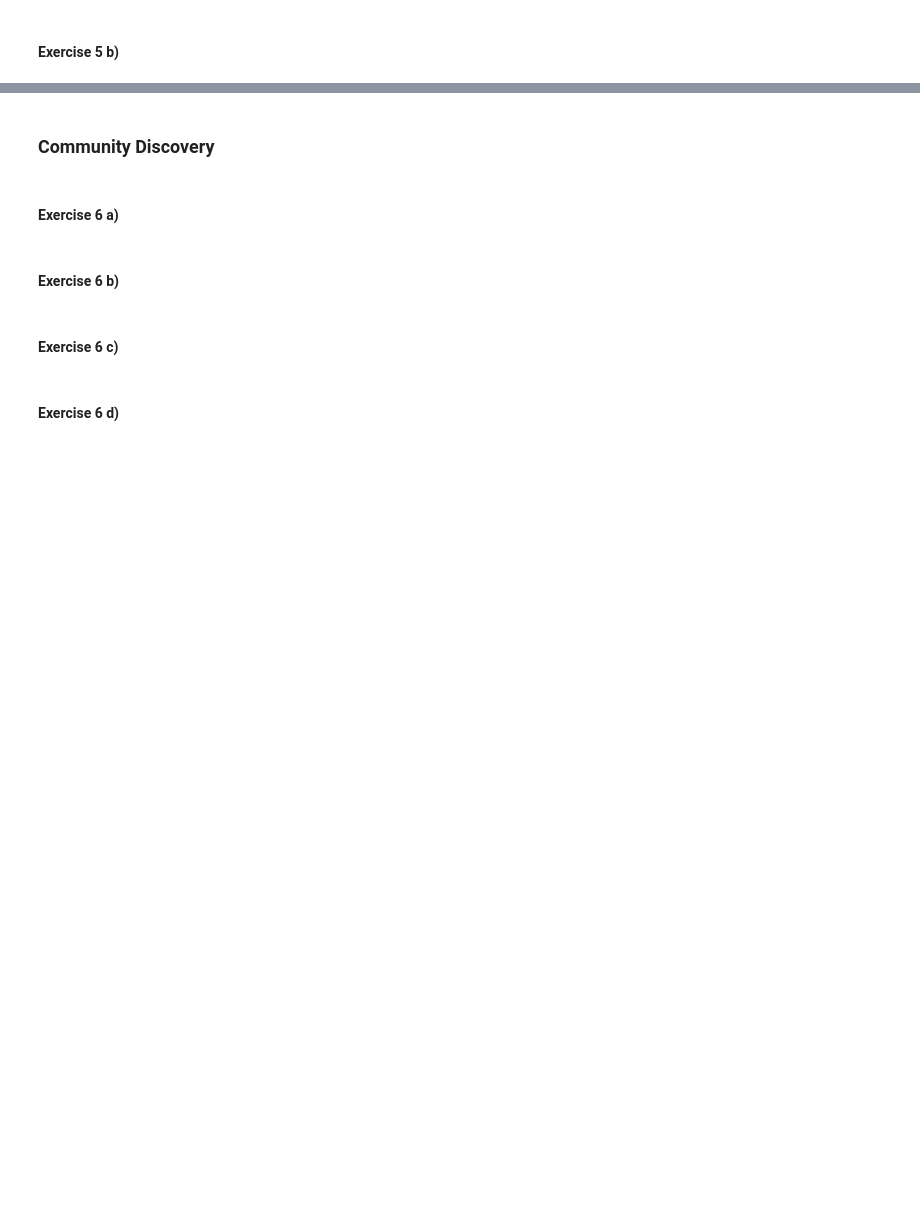
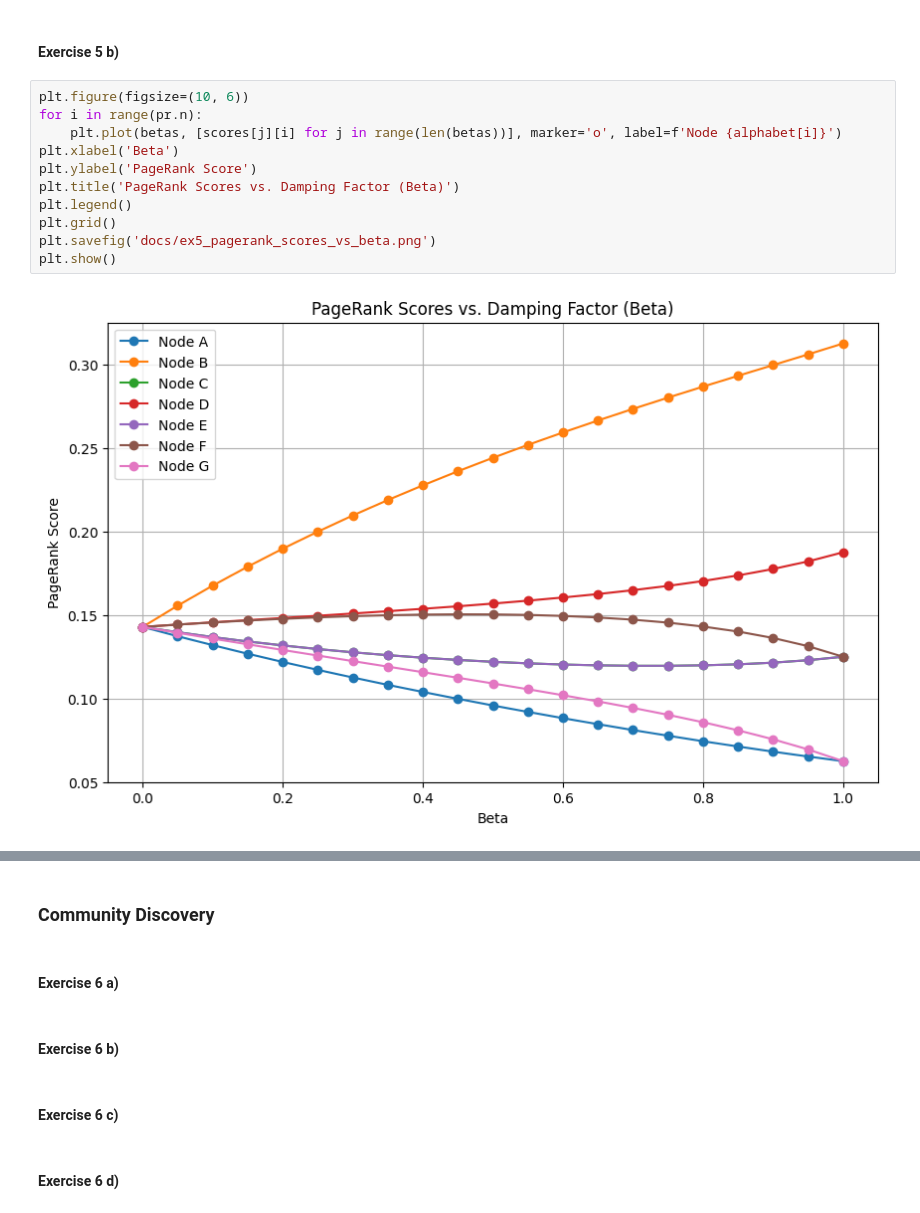
Before and after one commit to Adriano-7/network-science, a Jupyter notebook: hmk2/main.ipynb, the cells around one changed output, grey strips where cells are left out. Saved outputs shown, nothing was run; the diff lists cells and outputs as text; blank space fills up the shorter version.

```diff
--- a/hmk2/main.ipynb
+++ b/hmk2/main.ipynb
@@ -283,2 +274,15 @@ As we can see, very low values of **β** lead to a quick convergence of PageRank
 # %% [markdown]
 #### Exercise 5 b)
+# %%
+plt.figure(figsize=(10, 6))
+for i in range(pr.n):
+    plt.plot(betas, [scores[j][i] for j in range(len(betas))], marker='o', label=f'Node {alphabet[i]}')
+plt.xlabel('Beta')
+plt.ylabel('PageRank Score')
+plt.title('PageRank Scores vs. Damping Factor (Beta)')
+plt.legend()
+plt.grid()
+plt.savefig('docs/ex5_pagerank_scores_vs_beta.png')
+plt.show()
+# %% [output]
+[figure, added]
```
Also changed, not shown: parts of 7 cells of this notebook, 4 other files.
